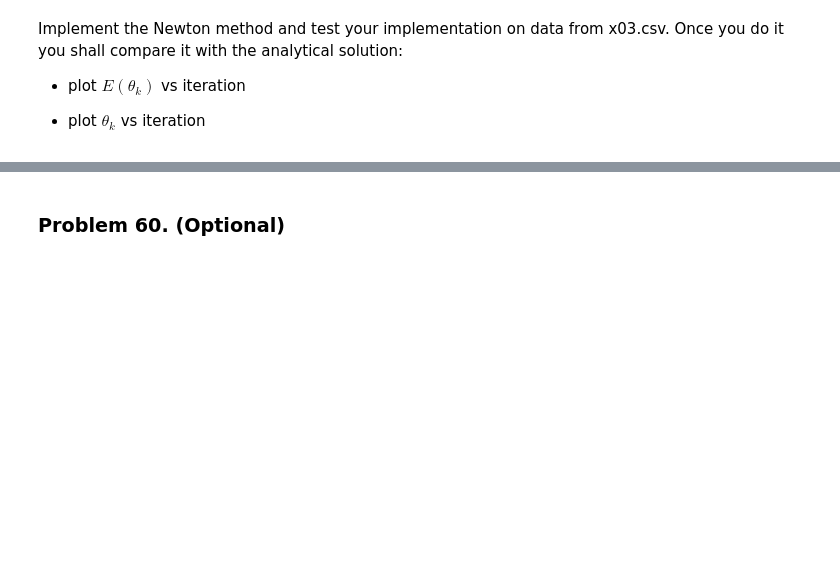
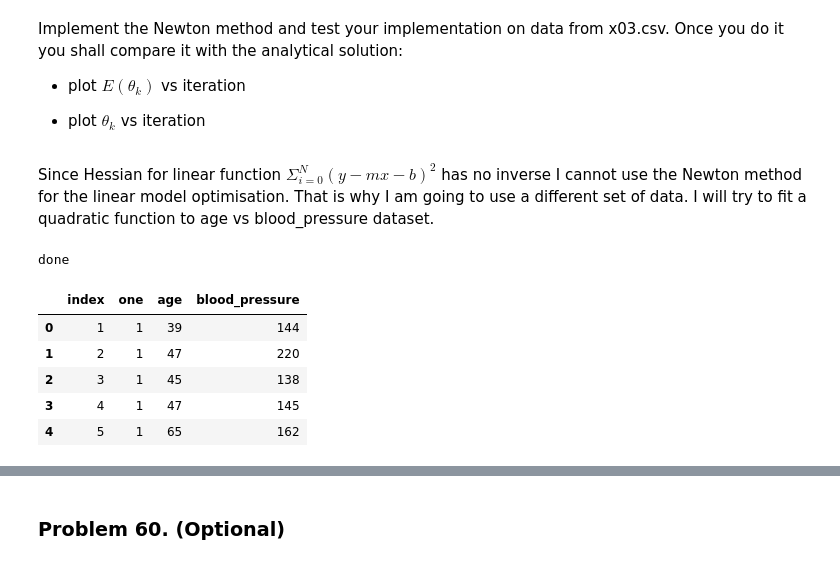
Before and after one commit to kmiec96/Modern-data-science, a Jupyter notebook: ML2021_set8.ipynb, the cells around one changed output, grey strips where cells are left out. Cells and saved outputs as stored; diff of their text form; code cells hidden in the pictures; blank space fills up the shorter version.

```diff
--- a/ML2021_set8.ipynb
+++ b/ML2021_set8.ipynb
@@ -360,3 +344,69 @@ solution:
 - plot $E(\theta_{k})$ vs iteration
 
 - plot $\theta_{k}$ vs iteration
+# %% [markdown]
+Since Hessian for linear function $\Sigma_{i=0}^{N} (y-mx-b)^{2}$ has no inverse I cannot use the Newton method for the linear model optimisation. That is why I am going to use a different set of data. I will try to fit a quadratic function to age vs blood_pressure dataset.
+# %%
+class MySimpleNewtonRegression():
+    def __init__(self):
+        self._theta = 0
+        self._error = 0
+
+    def fit_newton(self, X, Y):
+
+        size=len(X)
+        x = np.array(X).reshape(-1, 1).reshape(size,1)
+        y = np.array(Y).reshape(-1, 1).reshape(size,1)
+
+        m_current=0
+
+        learning_rate=1
+        epochs=100
+        for i in range(epochs):
+
+            m_gradient = -(2/y.shape[0])*np.sum(x*x*(y-m_current*m_current*x*x-10)*(2*m_current*x*x))
+            if(i==1):
+                print(m_gradient)
+            #error=(y-y_current).T@(y-y_current)*(1/y.shape[0])
+            m_current = m_current - learning_rate*(m_gradient/np.sum(12*m_current*m_current*x*x*x*x))
+            if(i==1):
+                print(m_current)
+
+        self._theta = m_current
+
+        return self._theta
+
+    def getParams(self):
+        return self._theta
+
+    def predict(self, x):
+        return self._theta*self._theta*np.sum(x*x) + 10
+
+    def getError(self, X, Y):
+        size=len(X)
+        x=np.array(X).reshape(-1, 1).reshape(size,1)
+        y = np.array(Y).reshape(-1, 1).reshape(size,1)
+        y_current=self._theta*self._theta*x*x+self._theta
+        error=(y-y_current).T*(y-y_current)*(1/y.shape[0])
+        self._error = 0
+        return self._error
+print("done")
+# %% [output]
+done
+# %%
+#Please note 'raw' prefix in the url and the lack of 'blob' part
+url='https://raw.github.com/wkrzemien/dataScienceAndML2020/master/datasets/x03.csv'
+urllib.request.urlretrieve(url,'x03.csv')
+
+FILE_NAME = 'x03.csv'
+
+data=pd.read_csv(FILE_NAME)
+
+data.head(5)
+# %% [output]
+|  | index | one | age | blood_pressure |
+| 0 | 1 | 1 | 39 | 144 |
+| 1 | 2 | 1 | 47 | 220 |
+| 2 | 3 | 1 | 45 | 138 |
+| 3 | 4 | 1 | 47 | 145 |
+| 4 | 5 | 1 | 65 | 162 |
```
Also changed, not shown: parts of 39 cells of this notebook.
